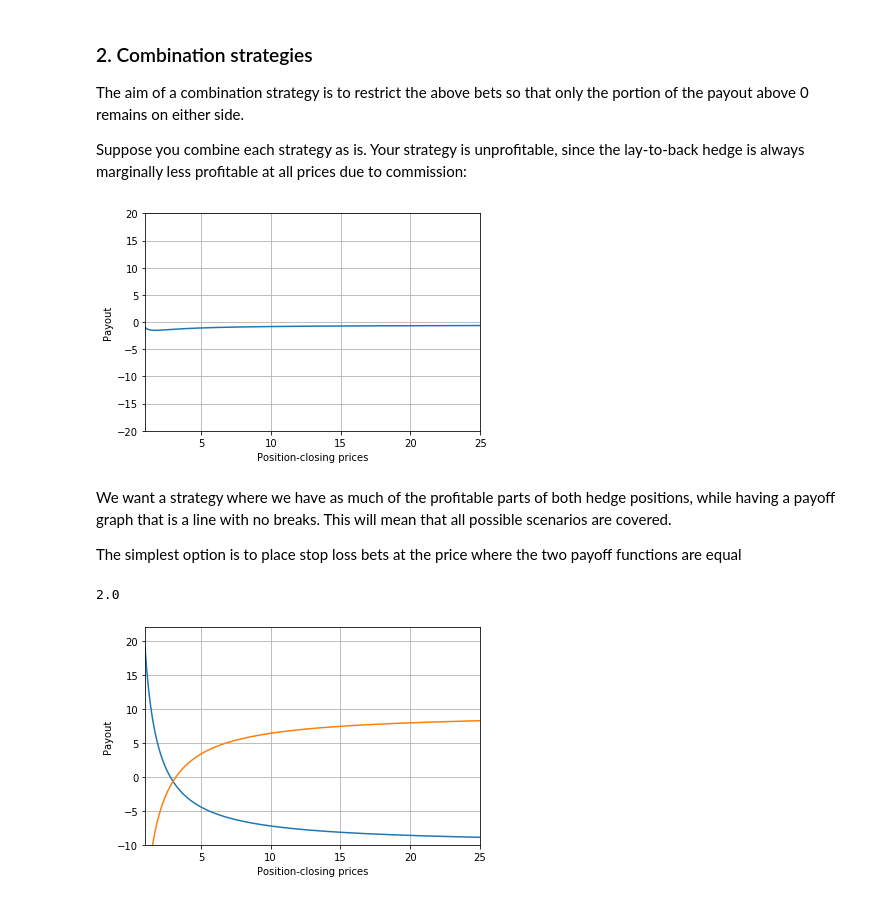
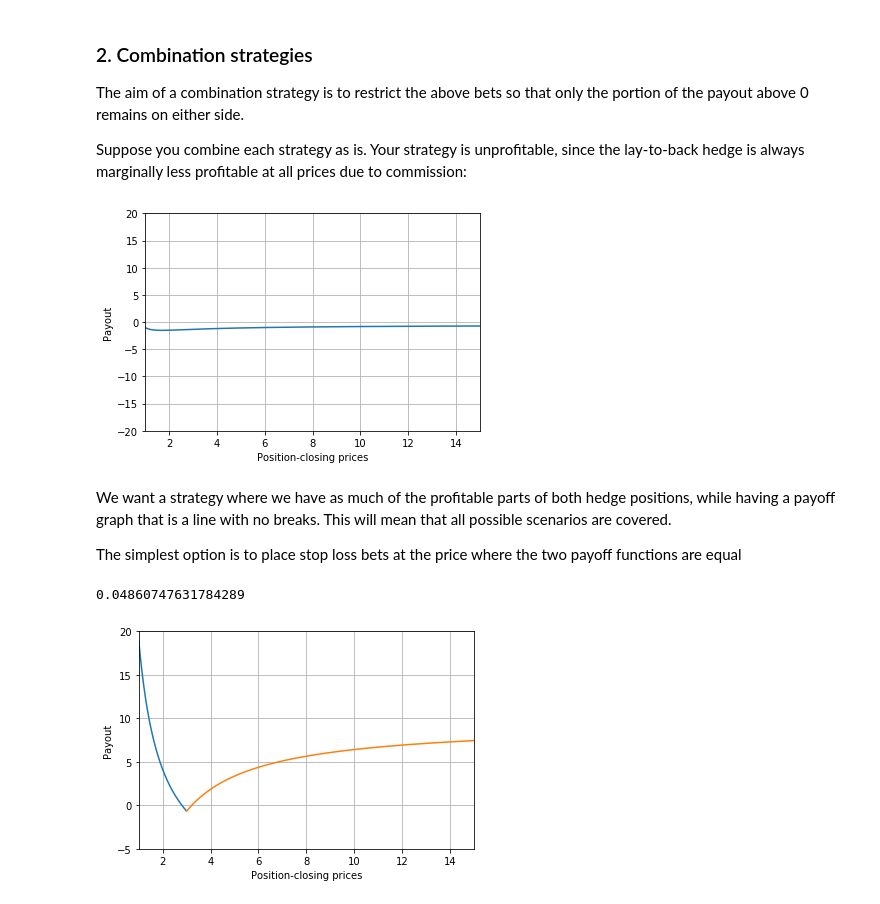
Before and after one commit to tbardrick/betfair_project, a Jupyter notebook: notebooks/0_concepts/combination_strategies.ipynb, the cells around one changed output. Cells and saved outputs as stored; diff of their text form; code cells hidden in the pictures.

```diff
--- a/notebooks/0_concepts/combination_strategies.ipynb
+++ b/notebooks/0_concepts/combination_strategies.ipynb
@@ -56,38 +56,43 @@ payout_combined = payout_back_to_lay(3, 10, p, 0.05) + payout_lay_to_back(p, 3,
 fig, ax = plt.subplots()
 ax.plot(p, payout_combined)
 ax.set_ylim([-20,20])
-ax.set_xlim([1.01,25])
+ax.set_xlim([1.01,15])
 ax.set(xlabel='Position-closing prices', ylabel='Payout')
 ax.grid()
 
 plt.show()
 # %% [output]
-[figure, old version]
+[figure, new version]
 # %% [markdown]
 We want a strategy where we have as much of the profitable parts of both hedge positions, while having a payoff graph that is a line with no breaks. This will mean that all possible scenarios are covered.
 
 The simplest option is to place stop loss bets at the price where the two payoff functions are equal
-# %%
-def payoff_btl_equal_ltb(bs, ls, c): #valid for when bs * c - bs + ls != 0
-    return c * (bs + ls) / (bs * c - bs + ls)
-
-print(payoff_btl_equal_ltb(10, 10, 0.05))
-# %% [output]
-2.0
+# %%
+#The below is wrong. The printed answer should be 3.
+def payoff_btl_equal_ltb(bs, ls, c):
+    a = 3 * bs * c ** 2 - 2 * bs * c - bs * c ** 3 - 2 * ls + 2 * ls * c - ls * c ** 2
+    b = 2 * bs * c ** 3 - 5 * bs * c ** 2 + 3 * bs * c - bs * c ** 2 - ls * c ** 2 + ls * c + ls ** 2 + ls * c ** 3
+    d = 3 * bs * c ** 2 - bs * c ** 3 - c * ls ** 2 - ls * c ** 3 + ls * c ** 2
+    return (- b + (b ** 2 - 4 * a * d) ** 0.5)/ (2 * a)
+
+print(payoff_btl_equal_ltb(10, 10, 0.05))
+# %% [output]
+0.04860747631784289
 # %%
-p_stop_loss = payoff_btl_equal_ltb(10, 10, 0.05)
-p = np.arange(1.0, 25.0, 0.01)
-payout_b_t_l = payout_back_to_lay(3, 10, p, 0.05)
-payout_l_t_b = payout_lay_to_back(p, 3, 10, 0.05)
+p_stop_loss = 3
+lp = np.arange(1.0, p_stop_loss, 0.01)
+payout_b_t_l = payout_back_to_lay(3, 10, lp, 0.05)
+bp = np.arange(p_stop_loss, 25.0, 0.01)
+payout_l_t_b = payout_lay_to_back(bp, 3, 10, 0.05)
 
 fig, ax = plt.subplots()
-ax.plot(p, payout_b_t_l)
-ax.plot(p, payout_l_t_b)
-ax.set_ylim([-10,22])
-ax.set_xlim([1.01,25])
+ax.plot(lp, payout_b_t_l)
+ax.plot(bp, payout_l_t_b)
+ax.set_ylim([-5,20])
+ax.set_xlim([1.01,15])
 ax.set(xlabel='Position-closing prices', ylabel='Payout')
 ax.grid()
 
 plt.show()
 # %% [output]
-[figure, old version]
+[figure, new version]
```
Also changed, not shown: parts of 2 cells of this notebook.
